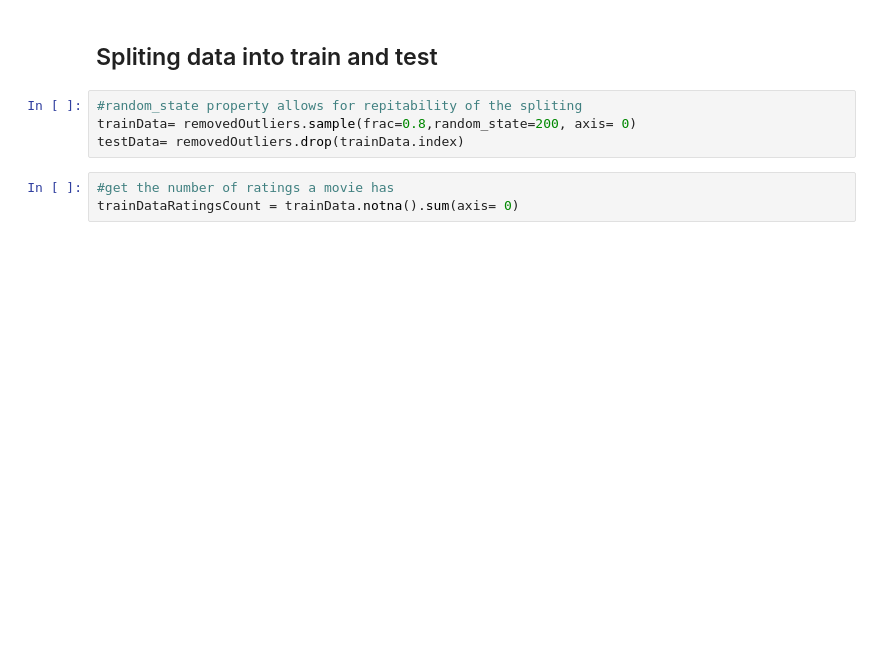
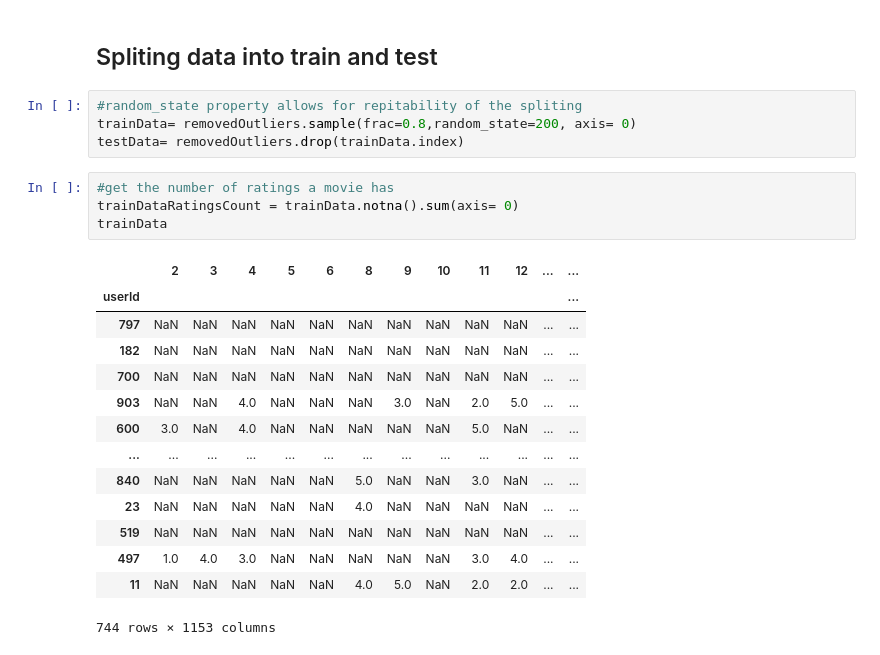
Before and after one commit to NikosKontou/6001-Project, a Jupyter notebook: project.ipynb, the cells around one changed output. Cells and saved outputs as stored; diff of their text form; blank space fills up the shorter version.

```diff
--- a/project.ipynb
+++ b/project.ipynb
@@ -123,3 +123,19 @@ testData= removedOutliers.drop(trainData.index)
 # %%
 #get the number of ratings a movie has
 trainDataRatingsCount = trainData.notna().sum(axis= 0)
+trainData
+# %% [output]
+|  | 2 | 3 | 4 | 5 | 6 | 8 | 9 | 10 | 11 | 12 | ... | ... |
+| userId |  |  |  |  |  |  |  |  |  |  |  | ... |
+| 797 | NaN | NaN | NaN | NaN | NaN | NaN | NaN | NaN | NaN | NaN | ... | ... |
+| 182 | NaN | NaN | NaN | NaN | NaN | NaN | NaN | NaN | NaN | NaN | ... | ... |
+| 700 | NaN | NaN | NaN | NaN | NaN | NaN | NaN | NaN | NaN | NaN | ... | ... |
+| 903 | NaN | NaN | 4.0 | NaN | NaN | NaN | 3.0 | NaN | 2.0 | 5.0 | ... | ... |
+| 600 | 3.0 | NaN | 4.0 | NaN | NaN | NaN | NaN | NaN | 5.0 | NaN | ... | ... |
+| ... | ... | ... | ... | ... | ... | ... | ... | ... | ... | ... | ... | ... |
+| 840 | NaN | NaN | NaN | NaN | NaN | 5.0 | NaN | NaN | 3.0 | NaN | ... | ... |
+| 23 | NaN | NaN | NaN | NaN | NaN | 4.0 | NaN | NaN | NaN | NaN | ... | ... |
+| 519 | NaN | NaN | NaN | NaN | NaN | NaN | NaN | NaN | NaN | NaN | ... | ... |
+| 497 | 1.0 | 4.0 | 3.0 | NaN | NaN | NaN | NaN | NaN | 3.0 | 4.0 | ... | ... |
+| 11 | NaN | NaN | NaN | NaN | NaN | 4.0 | 5.0 | NaN | 2.0 | 2.0 | ... | ... |
+744 rows × 1153 columns
```
Also changed, not shown: parts of 2 cells of this notebook.
